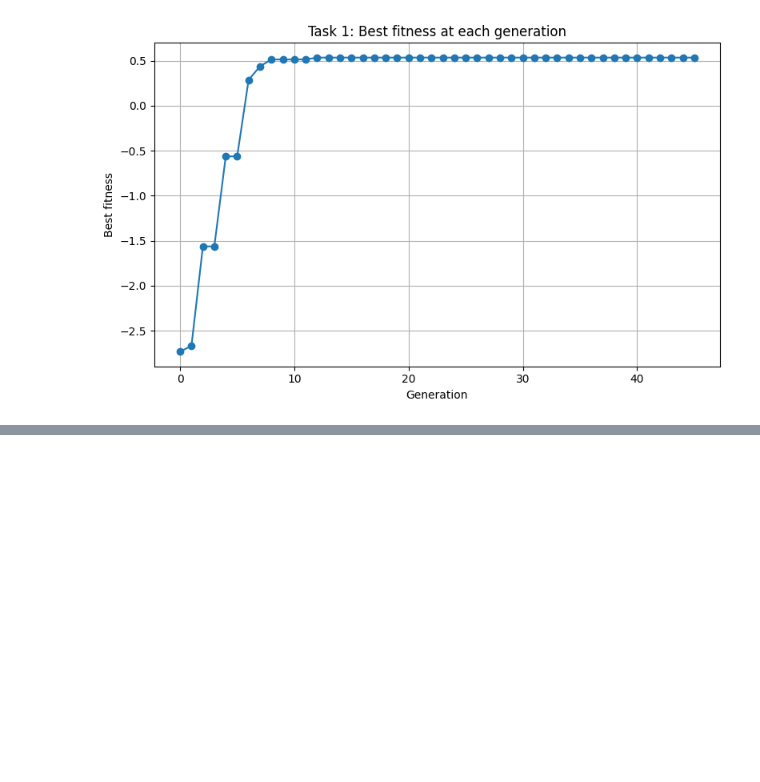
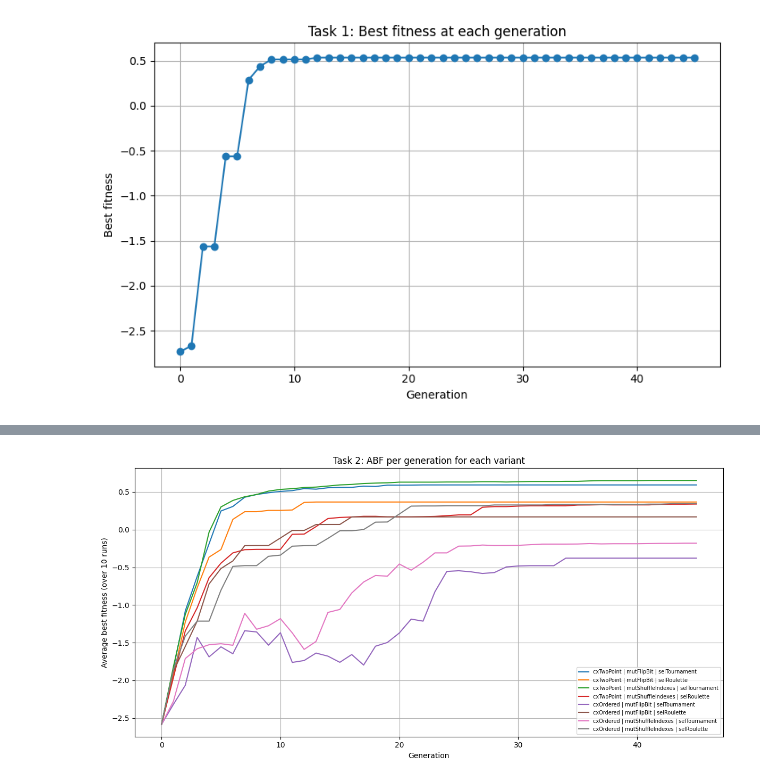
Before and after one commit to dudunudu/Assignment_1, a Jupyter notebook: src/assignment1.ipynb, the cells around one changed output, grey strips where cells are left out. Saved outputs shown, nothing was run; the diff lists cells and outputs as text; code cells hidden in the pictures; blank space fills up the shorter version.

```diff
--- a/src/assignment1.ipynb
+++ b/src/assignment1.ipynb
@@ -198,0 +288,9 @@ plt.show()
+# %%
+print(f"\n{'Crossover':<18} {'Mutation':<22} {'Selection':<16} {'ABF':>8} {'Time(s)':>10}")
+print("-" * 78)
+
+for label, cx, mut, sel in variants:
+    bf, curves, t = results[label]
+    abf = np.mean([c[-1] for c in curves])
+    cx_name, mut_name, sel_name = label.split("\n")
+    print(f"{cx_name:<18} {mut_name:<22} {sel_name:<16} {abf:>8.4f} {t:>10.1f}")
@@ -198,0 +324,18 @@ plt.show()
+# %%
+fig, ax = plt.subplots(figsize=(12, 6))
+
+for label, *_ in variants:
+    _, curves, _ = results[label]
+    mean_curve = np.mean(curves, axis=0)
+    ax.plot(range(N_GENERATIONS + 1), mean_curve, label=label.replace("\n", " | "))
+
+ax.set_xlabel("Generation")
+ax.set_ylabel("Average best fitness (over 10 runs)")
+ax.set_title("Task 2: ABF per generation for each variant")
+ax.legend(fontsize=7, loc="lower right")
+plt.grid(True)
+plt.tight_layout()
+plt.savefig("task2_abf_lines.png", dpi=200)
+plt.show()
+# %% [output]
+[figure, added]
```
Also changed, not shown: parts of 4 cells of this notebook, 2 other files.
